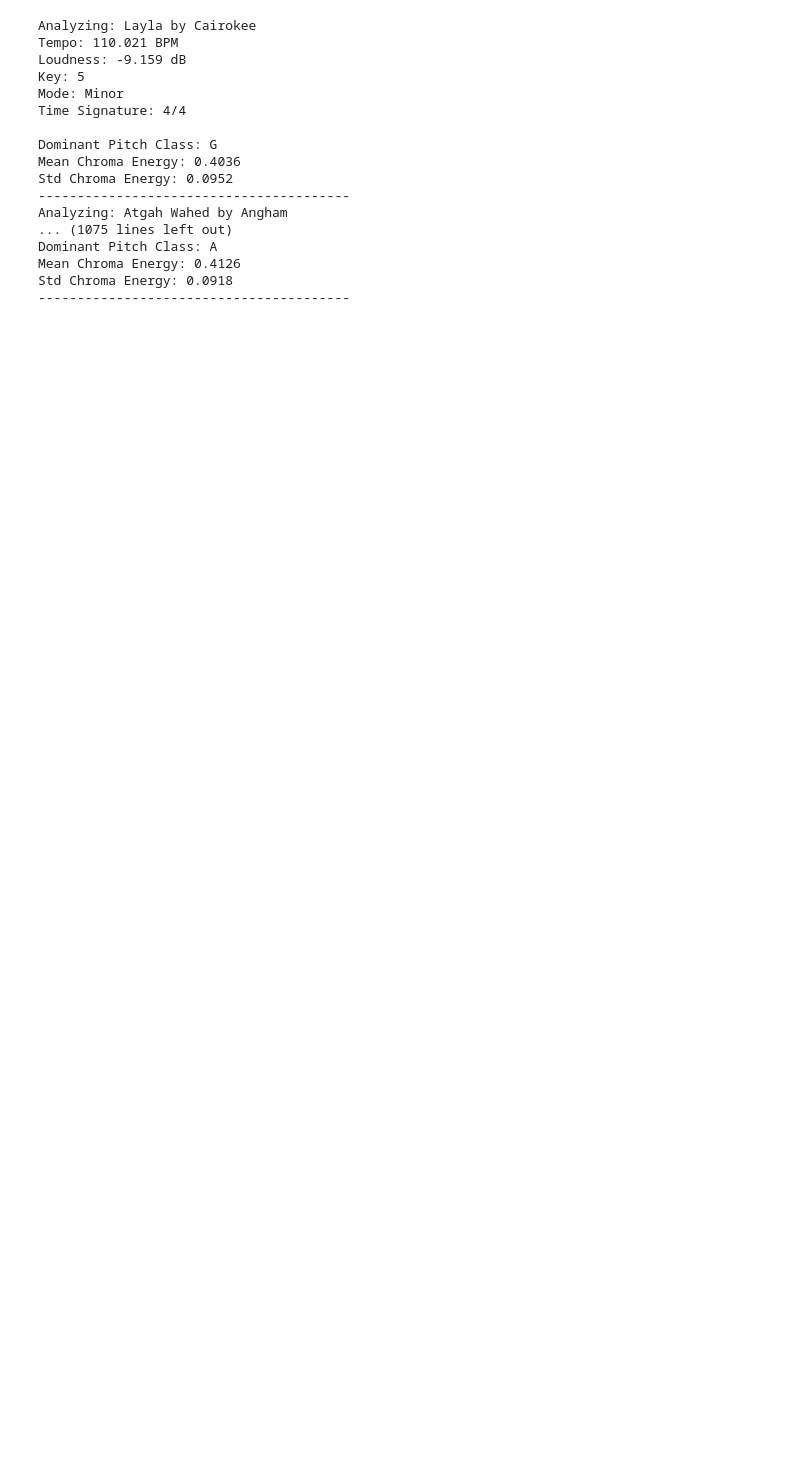
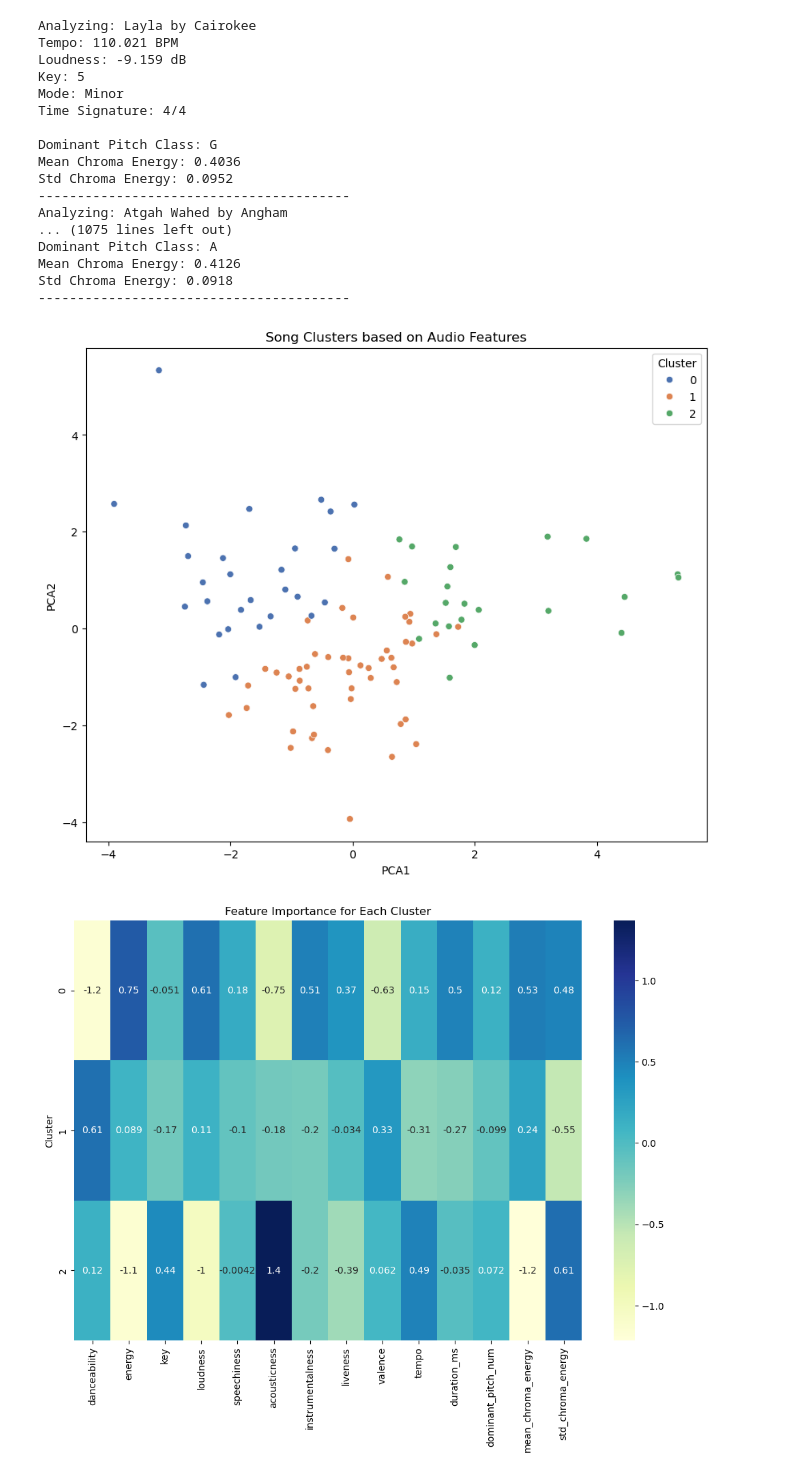
Before and after one commit to saifaldin14/MusicTasteAnalysis, a Jupyter notebook: MusicTastAnalysis.ipynb, the cells around one changed output. Cells and saved outputs as stored; diff of their text form; code cells hidden in the pictures; blank space fills up the shorter version.

Commit message:
Aggregate song data insights

```diff
--- a/MusicTastAnalysis.ipynb
+++ b/MusicTastAnalysis.ipynb
@@ -692,6 +692,7 @@ Std Chroma Energy: 0.0952
 [figure]
 # %%
 tracks = sp.playlist_tracks(playlist['id'])
+song_data = []
 if tracks['items']:
     for i, _ in enumerate(tracks['items']):
         track = tracks['items'][i]['track']
@@ -700,7 +701,8 @@ if tracks['items']:
 
         if preview_url:
             print(f"Analyzing: {track['name']} by {track['artists'][0]['name']}")
-            analyze_audio(track_id, preview_url, visualize=False)
+            data = analyze_audio(track_id, preview_url, visualize=False)
+            song_data.append(data)
         else:
             print("No preview available for this track.")
         print("----------------------------------------")
@@ -726,0 +815,5 @@ Std Chroma Energy: 0.0918
+# %%
+analyze_playlist_patterns(song_data)
+# %% [output]
+[figure, added]
+[figure, added]
```
Also changed, not shown: parts of 2 cells of this notebook.
